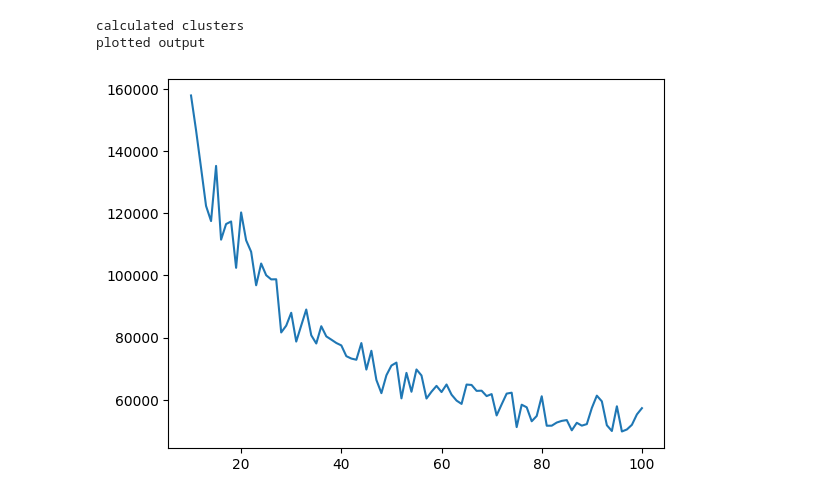
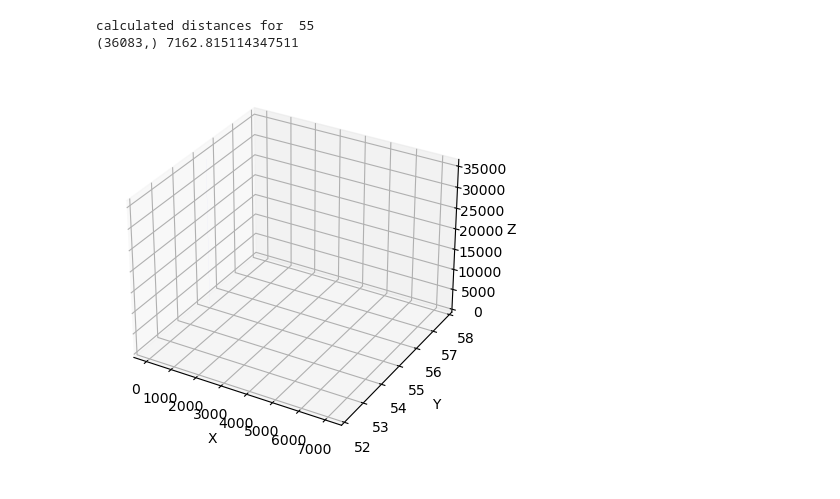
Before and after one commit to bimmui/HODGE-electronics, a Jupyter notebook: data-analysis/vector-quantize.ipynb, the cells around one changed output. Cells and saved outputs as stored; diff of their text form; code cells hidden in the pictures.

Commit message:
WIP make 3d histogram of kmeans distance data

```diff
--- a/data-analysis/vector-quantize.ipynb
+++ b/data-analysis/vector-quantize.ipynb
@@ -69,19 +70,44 @@ def error_per_k(data, k, iterations=20):
     white_data = sp.cluster.vq.whiten(data)
     centroids,_ = sp.cluster.vq.kmeans(white_data, k, iter=iterations)
     clusters = assign_data_to_centroids(white_data, centroids)
-    #print("Calculated centroids!")
+    print("Calculated centroids!")
     return error(white_data, clusters, centroids)
 
 high_np = high_launch_data.to_numpy()
-min_clusters = 10
-max_clusters = 100
-X = np.array(range(min_clusters, max_clusters + 1))
-Y = np.array([np.sum(error_per_k(high_np, i)) for i in range(min_clusters, max_clusters + 1)])
-print("calculated clusters")
-plt.plot(X, Y)
-print("plotted output")
-plt.show()
-# %% [output]
-calculated clusters
-plotted output
-[figure, removed]
+# %%
+def hist3d(data, z, bin_count):
+    fig = plt.figure()
+    ax = fig.add_subplot(111,projection='3d')
+    for zv in z:
+        counts, bins = np.histogram(data, bins=bin_count)
+
+        # You can provide either a single color or an array. To demonstrate this,
+        # the first bar of each set will be colored cyan.
+        ax.bar(bins[:-1], counts, zs=zv, color='b', zdir='y', alpha=0.8)
+
+    ax.set_xlabel('X')
+    ax.set_ylabel('Y')
+    ax.set_zlabel('Z')
+
+    plt.show()
+
+def error_per_distance(data, k, iterations=30):
+    white_data = sp.cluster.vq.whiten(data)
+    centroids,_ = sp.cluster.vq.kmeans(white_data, k, iter=iterations)
+    clusters = assign_data_to_centroids(white_data, centroids)
+    distances = np.array([np.square(np.linalg.norm(white_data[i] - centroids[clusters[i]])) for i in range(white_data.shape[0])])
+    print("calculated distances for ", k)
+    max_dist = np.max(distances)
+    print(distances.shape, max_dist)
+    return distances
+
+#error_per_distance(high_np, 45)
+#error_per_distance(high_np, 70)
+
+ks = np.array([55])#np.array([30, 35, 40, 45, 50, 55, 60, 65, 70, 75, 80])
+distance_data = np.array([error_per_distance(high_np, k, iterations=1) for k in ks])
+hist3d(distance_data, ks, 100)
+# %% [output]
+calculated distances for  55
+(36083,) 7162.815114347511
+[figure, added]
```
Also changed, not shown: parts of 3 cells of this notebook.
